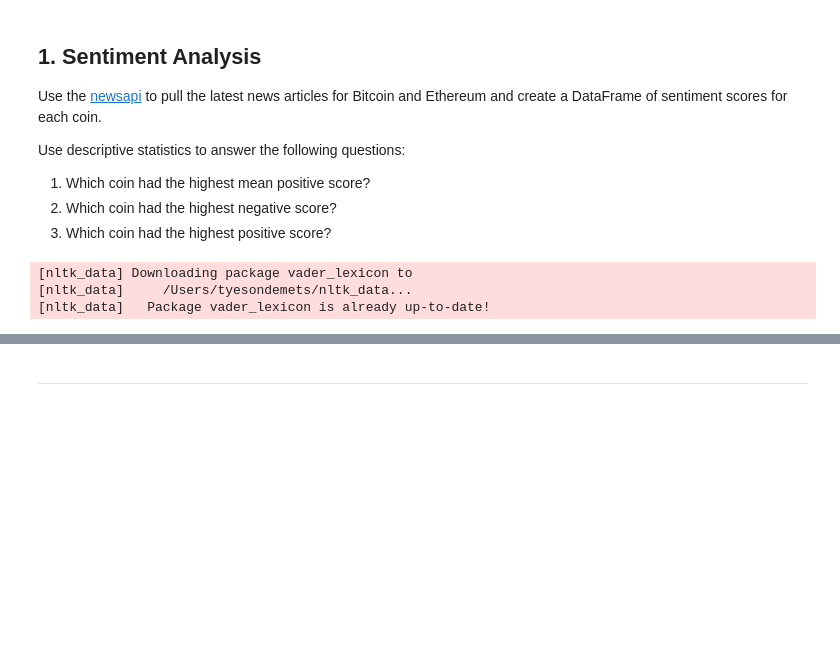
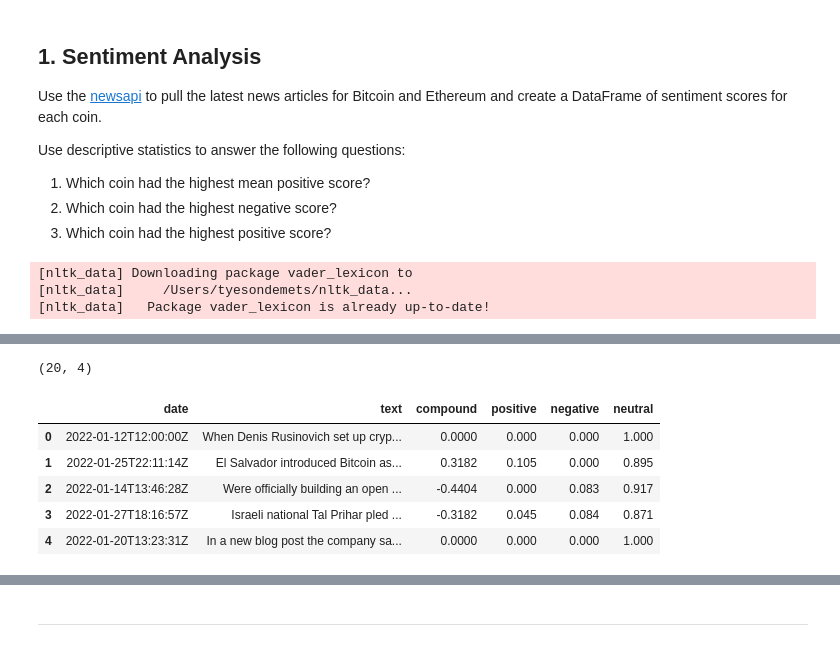
Before and after one commit to tyedem/Tales_from_the_Crypto, a Jupyter notebook: crypto_sentiment.ipynb, the cells around one changed output, grey strips where cells are left out. Cells and saved outputs as stored; diff of their text form; code cells hidden in the pictures; blank space fills up the shorter version.

```diff
--- a/crypto_sentiment.ipynb
+++ b/crypto_sentiment.ipynb
@@ -148,2 +127,6 @@ crypto_df
+# %%
+eth_df.shape
+# %% [output]
+(20, 4)
 # %%
 #Save to CSV
@@ -167,0 +152,40 @@ crypto_df
+# %%
+# Create the Bitcoin sentiment scores DataFrame
+btc_sentiments = []
+
+for article in btc_news['articles']:
+    try:
+        text = article["content"]
+        date = article["publishedAt"]
+        sentiment = analyzer.polarity_scores(text)
+        compound = sentiment["compound"]
+        pos = sentiment["pos"]
+        neu = sentiment["neu"]
+        neg = sentiment["neg"]
+
+        btc_sentiments.append({
+            "text": text,
+            "date": date,
+            "compound": compound,
+            "positive": pos,
+            "negative": neg,
+            "neutral": neu
+
+        })
+    except AttributeError:
+        pass
+# Create DataFrame
+btc_sentiments_df = pd.DataFrame(btc_sentiments)
+
+#Reorder DataFrame columns
+cols = ["date", "text", "compound", "positive", "negative", "neutral"]
+btc_sentiments_df = btc_sentiments_df[cols]
+
+btc_sentiments_df.head()
+# %% [output]
+|  | date | text | compound | positive | negative | neutral |
+| 0 | 2022-01-12T12:00:00Z | When Denis Rusinovich set up cryp... | 0.0000 | 0.000 | 0.000 | 1.000 |
+| 1 | 2022-01-25T22:11:14Z | El Salvador introduced Bitcoin as... | 0.3182 | 0.105 | 0.000 | 0.895 |
+| 2 | 2022-01-14T13:46:28Z | Were officially building an open ... | -0.4404 | 0.000 | 0.083 | 0.917 |
+| 3 | 2022-01-27T18:16:57Z | Israeli national Tal Prihar pled ... | -0.3182 | 0.045 | 0.084 | 0.871 |
+| 4 | 2022-01-20T13:23:31Z | In a new blog post the company sa... | 0.0000 | 0.000 | 0.000 | 1.000 |
```
Also changed, not shown: parts of 29 cells of this notebook, 2 other files.
